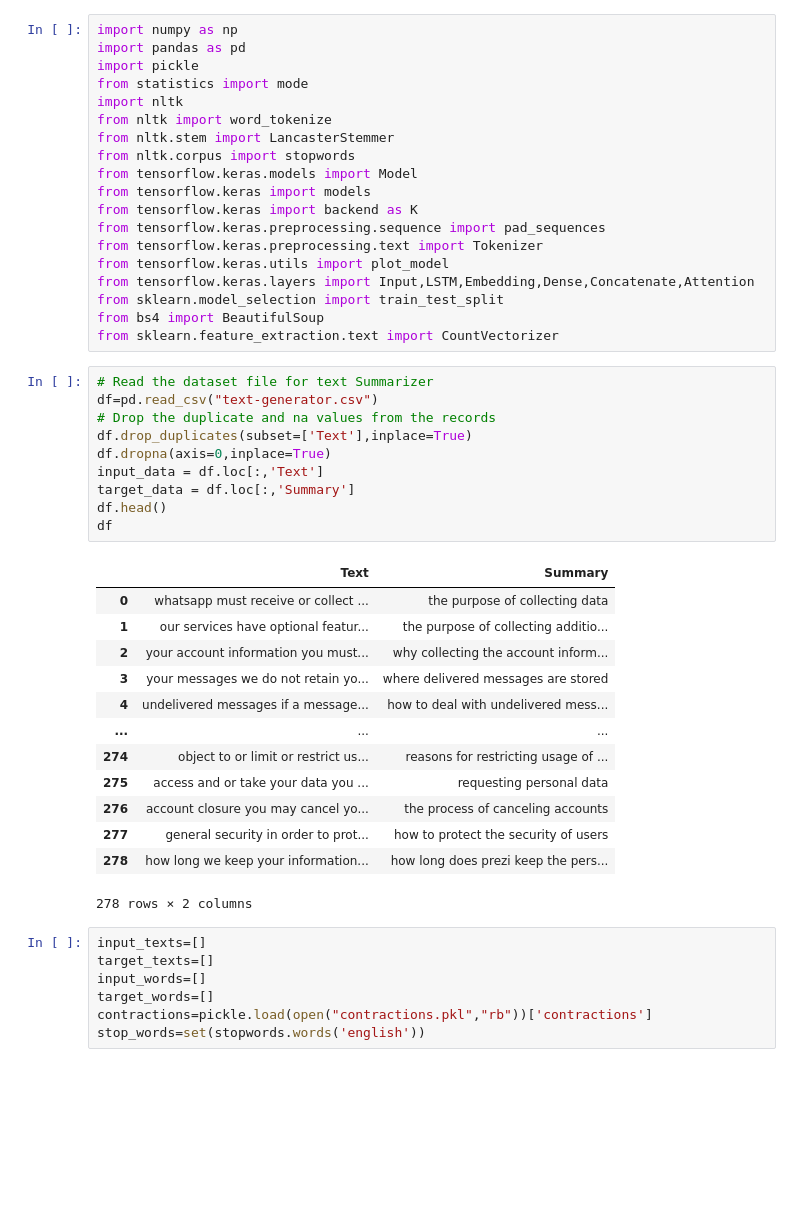
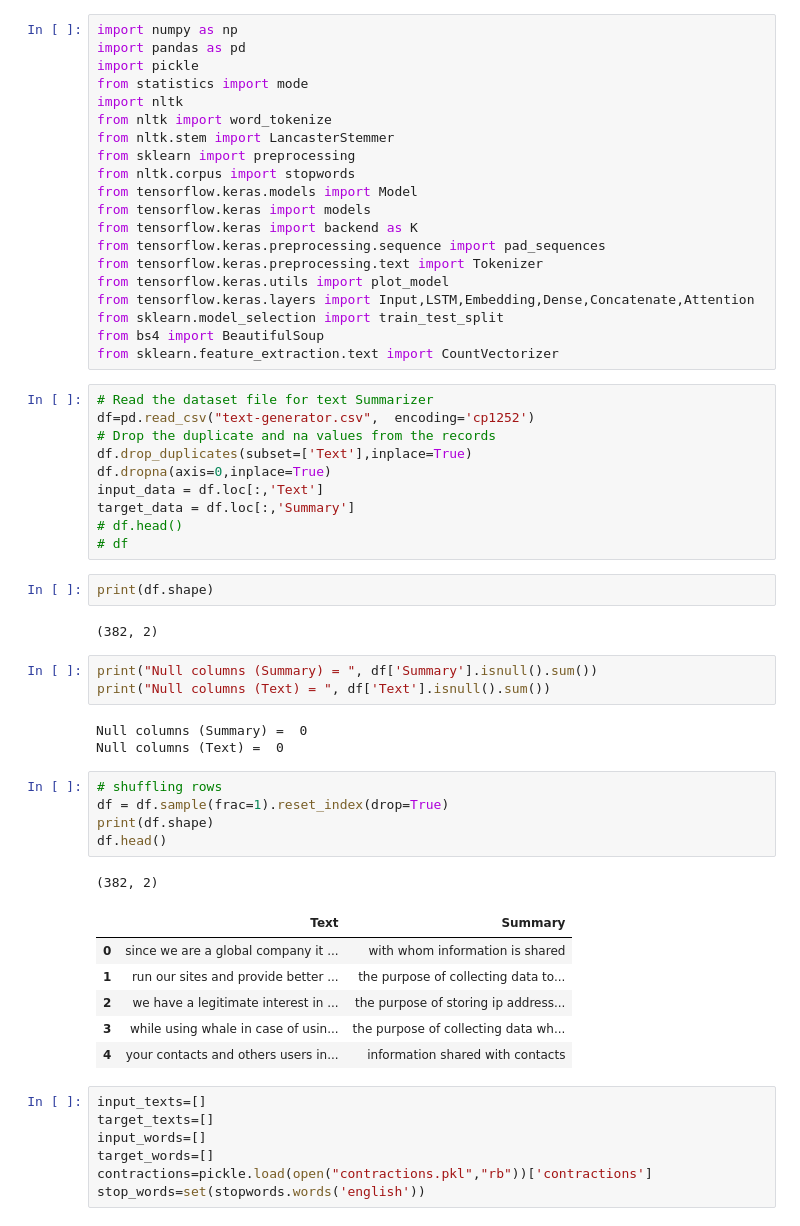
Before and after one commit to khadidja-ben/transpvisback, a Jupyter notebook: serverTranspvisBack/machineLearning/TextGenerator/text-generator.ipynb, the cells around one changed output. Saved outputs shown, nothing was run; the diff lists cells and outputs as text; blank space fills up the shorter version.

```diff
--- a/serverTranspvisBack/machineLearning/TextGenerator/text-generator.ipynb
+++ b/serverTranspvisBack/machineLearning/TextGenerator/text-generator.ipynb
@@ -6,6 +6,7 @@ from statistics import mode
 import nltk
 from nltk import word_tokenize
 from nltk.stem import LancasterStemmer
+from sklearn import preprocessing
 from nltk.corpus import stopwords
 from tensorflow.keras.models import Model
 from tensorflow.keras import models
@@ -19,28 +20,37 @@ from bs4 import BeautifulSoup
 from sklearn.feature_extraction.text import CountVectorizer
 # %%
 # Read the dataset file for text Summarizer
-df=pd.read_csv("text-generator.csv")
+df=pd.read_csv("text-generator.csv",  encoding='cp1252')
 # Drop the duplicate and na values from the records
 df.drop_duplicates(subset=['Text'],inplace=True)
 df.dropna(axis=0,inplace=True)
 input_data = df.loc[:,'Text']
 target_data = df.loc[:,'Summary']
-df.head()
-df
+# df.head()
+# df
-# %% [output]
-|  | Text | Summary |
-| 0 | whatsapp must receive or collect ... | the purpose of collecting data |
-| 1 | our services have optional featur... | the purpose of collecting additio... |
-| 2 | your account information you must... | why collecting the account inform... |
-| 3 | your messages we do not retain yo... | where delivered messages are stored |
-| 4 | undelivered messages if a message... | how to deal with undelivered mess... |
-| ... | ... | ... |
-| 274 | object to or limit or restrict us... | reasons for restricting usage of ... |
-| 275 | access and or take your data you ... | requesting personal data |
-| 276 | account closure you may cancel yo... | the process of canceling accounts |
-| 277 | general security in order to prot... | how to protect the security of users |
-| 278 | how long we keep your information... | how long does prezi keep the pers... |
-278 rows × 2 columns
+# %%
+print(df.shape)
+# %% [output]
+(382, 2)
+# %%
+print("Null columns (Summary) = ", df['Summary'].isnull().sum())
+print("Null columns (Text) = ", df['Text'].isnull().sum())
+# %% [output]
+Null columns (Summary) =  0
+Null columns (Text) =  0
+# %%
+# shuffling rows
+df = df.sample(frac=1).reset_index(drop=True)
+print(df.shape)
+df.head()
+# %% [output]
+(382, 2)
+|  | Text | Summary |
+| 0 | since we are a global company it ... | with whom information is shared |
+| 1 | run our sites and provide better ... | the purpose of collecting data to... |
+| 2 | we have a legitimate interest in ... | the purpose of storing ip address... |
+| 3 | while using whale in case of usin... | the purpose of collecting data wh... |
+| 4 | your contacts and others users in... | information shared with contacts |
 # %%
 input_texts=[]
 target_texts=[]
```
Also changed, not shown: parts of 30 cells of this notebook, 22 other files.
